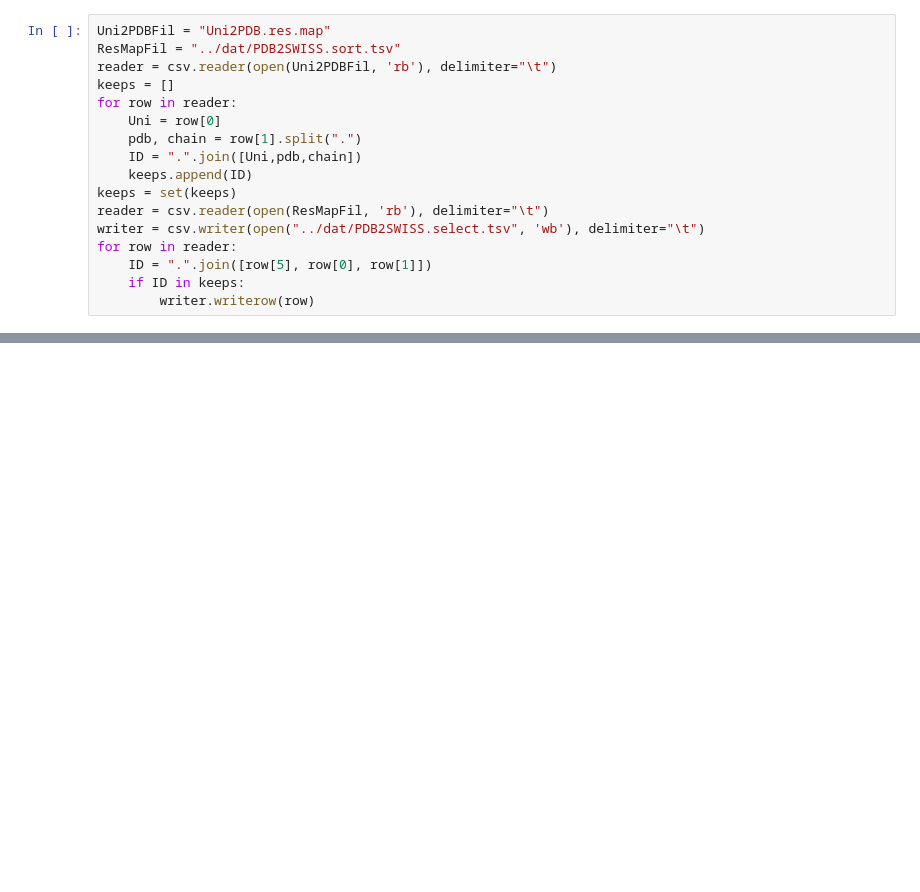
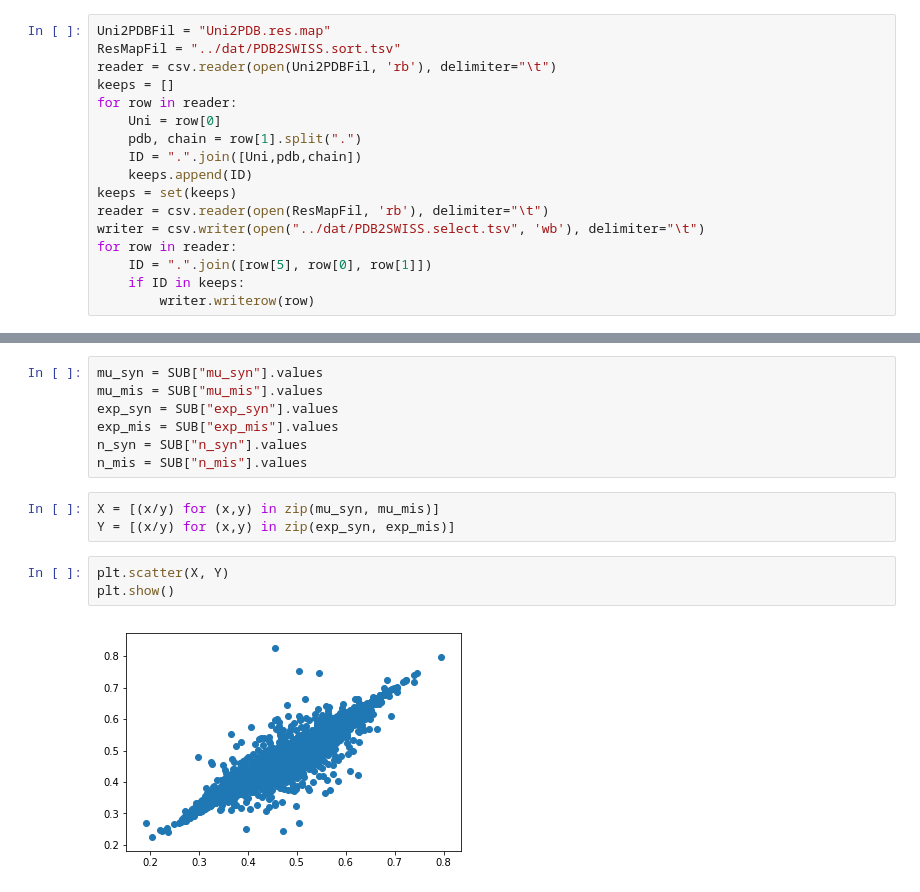
Before and after one commit to explorerwjy/DeepseqG9, a Jupyter notebook: Jiayao/src/Dat.ipynb, the cells around one changed output, grey strips where cells are left out. Saved outputs shown, nothing was run; the diff lists cells and outputs as text; blank space fills up the shorter version.

```diff
--- a/Jiayao/src/Dat.ipynb
+++ b/Jiayao/src/Dat.ipynb
@@ -292,0 +364,15 @@ for row in reader:
+# %%
+mu_syn = SUB["mu_syn"].values
+mu_mis = SUB["mu_mis"].values
+exp_syn = SUB["exp_syn"].values
+exp_mis = SUB["exp_mis"].values
+n_syn = SUB["n_syn"].values
+n_mis = SUB["n_mis"].values
+# %%
+X = [(x/y) for (x,y) in zip(mu_syn, mu_mis)]
+Y = [(x/y) for (x,y) in zip(exp_syn, exp_mis)]
+# %%
+plt.scatter(X, Y)
+plt.show()
+# %% [output]
+[figure, added]
```
Also changed, not shown: parts of 20 cells of this notebook, 1 other file.
